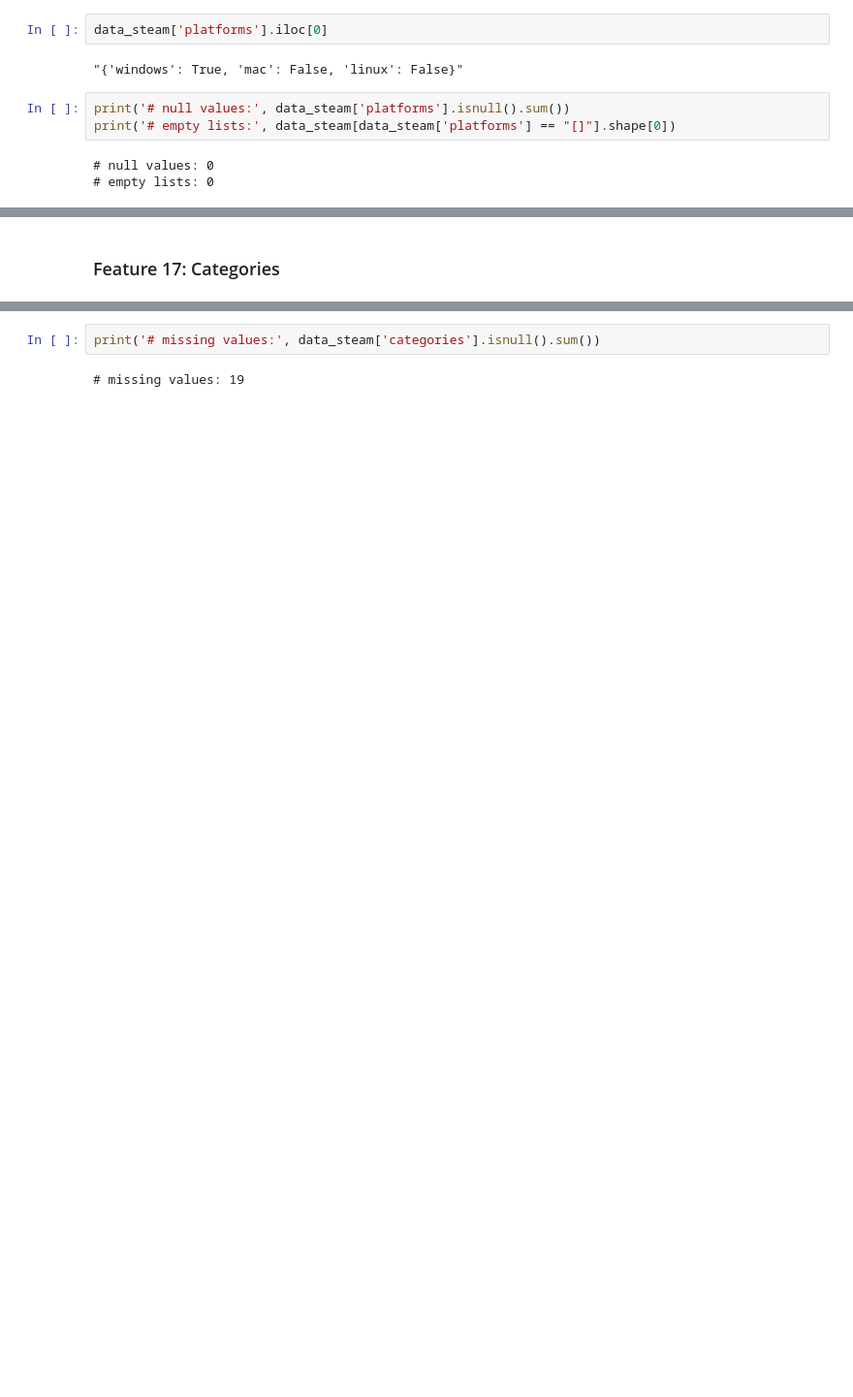
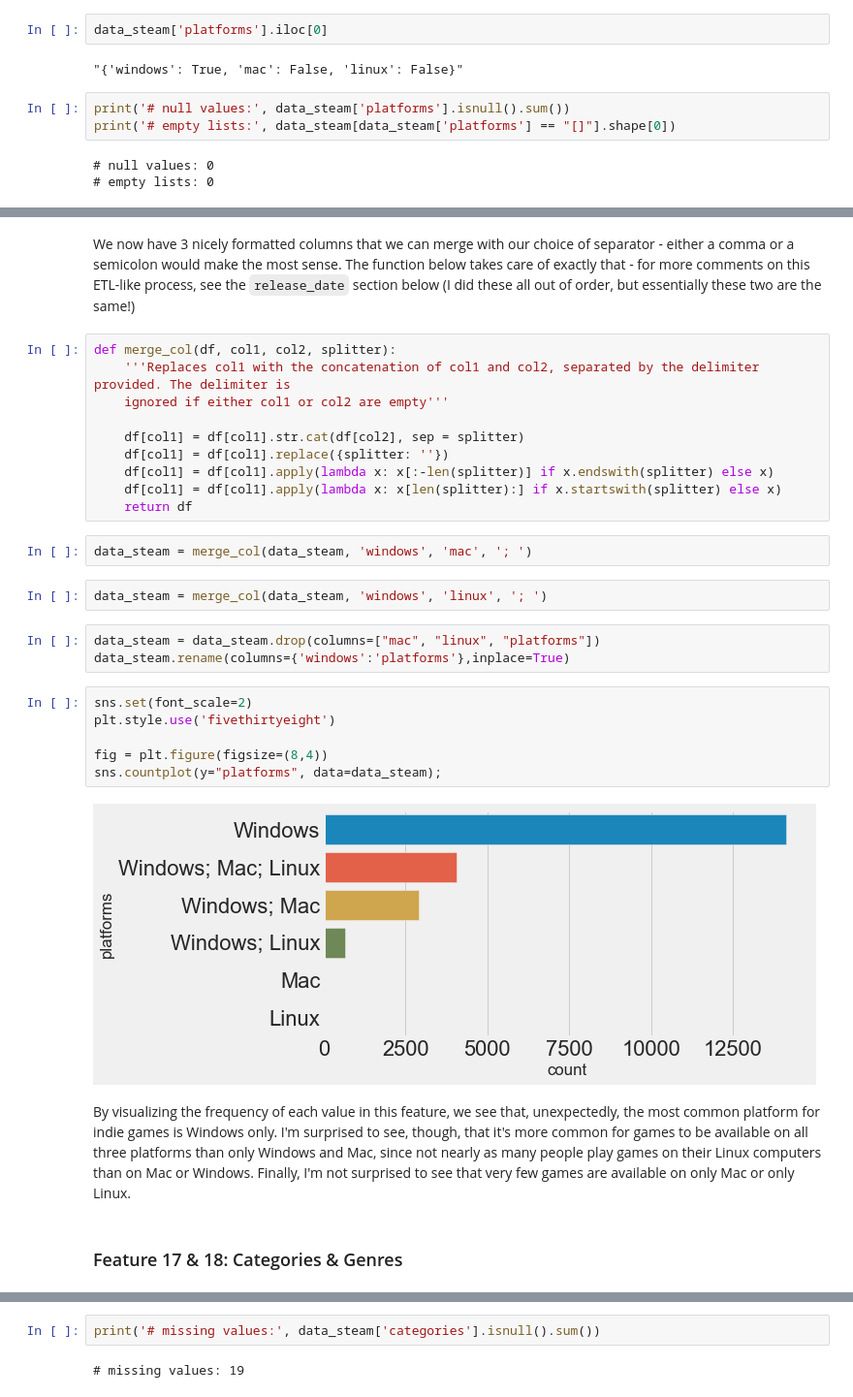
Before and after one commit to argwood/IndieP, a Jupyter notebook: IndieP_Data_Cleaning.ipynb, the cells around one changed output, grey strips where cells are left out. Shown at 97% size. Cells and saved outputs as stored; diff of their text form; blank space fills up the shorter version.

```diff
--- a/IndieP_Data_Cleaning.ipynb
+++ b/IndieP_Data_Cleaning.ipynb
@@ -697,2 +732,31 @@ print('# empty lists:', data_steam[data_steam['platforms'] == "[]"].shape[0])
+# %% [markdown]
+We now have 3 nicely formatted columns that we can merge with our choice of separator - either a comma or a semicolon would make the most sense. The function below takes care of exactly that - for more comments on this ETL-like process, see the `release_date` section below (I did these all out of order, but essentially these two are the same!)
+# %%
+def merge_col(df, col1, col2, splitter):
+    '''Replaces col1 with the concatenation of col1 and col2, separated by the delimiter provided. The delimiter is
+    ignored if either col1 or col2 are empty'''
+
+    df[col1] = df[col1].str.cat(df[col2], sep = splitter)
+    df[col1] = df[col1].replace({splitter: ''})
+    df[col1] = df[col1].apply(lambda x: x[:-len(splitter)] if x.endswith(splitter) else x)
+    df[col1] = df[col1].apply(lambda x: x[len(splitter):] if x.startswith(splitter) else x)
+    return df
+# %%
+data_steam = merge_col(data_steam, 'windows', 'mac', '; ')
+# %%
+data_steam = merge_col(data_steam, 'windows', 'linux', '; ')
+# %%
+data_steam = data_steam.drop(columns=["mac", "linux", "platforms"])
+data_steam.rename(columns={'windows':'platforms'},inplace=True)
+# %%
+sns.set(font_scale=2)
+plt.style.use('fivethirtyeight')
+
+fig = plt.figure(figsize=(8,4))
+sns.countplot(y="platforms", data=data_steam);
+# %% [output]
+[figure, added]
+# %% [markdown]
+By visualizing the frequency of each value in this feature, we see that, unexpectedly, the most common platform for indie games is Windows only. I'm surprised to see, though, that it's more common for games to be available on all three platforms than only Windows and Mac, since not nearly as many people play games on their Linux computers than on Mac or Windows. Finally, I'm not surprised to see that very few games are available on only Mac or only Linux.
 # %% [markdown]
-### Feature 17: Categories
+### Feature 17 & 18: Categories & Genres
```
Also changed, not shown: parts of 85 cells of this notebook.
